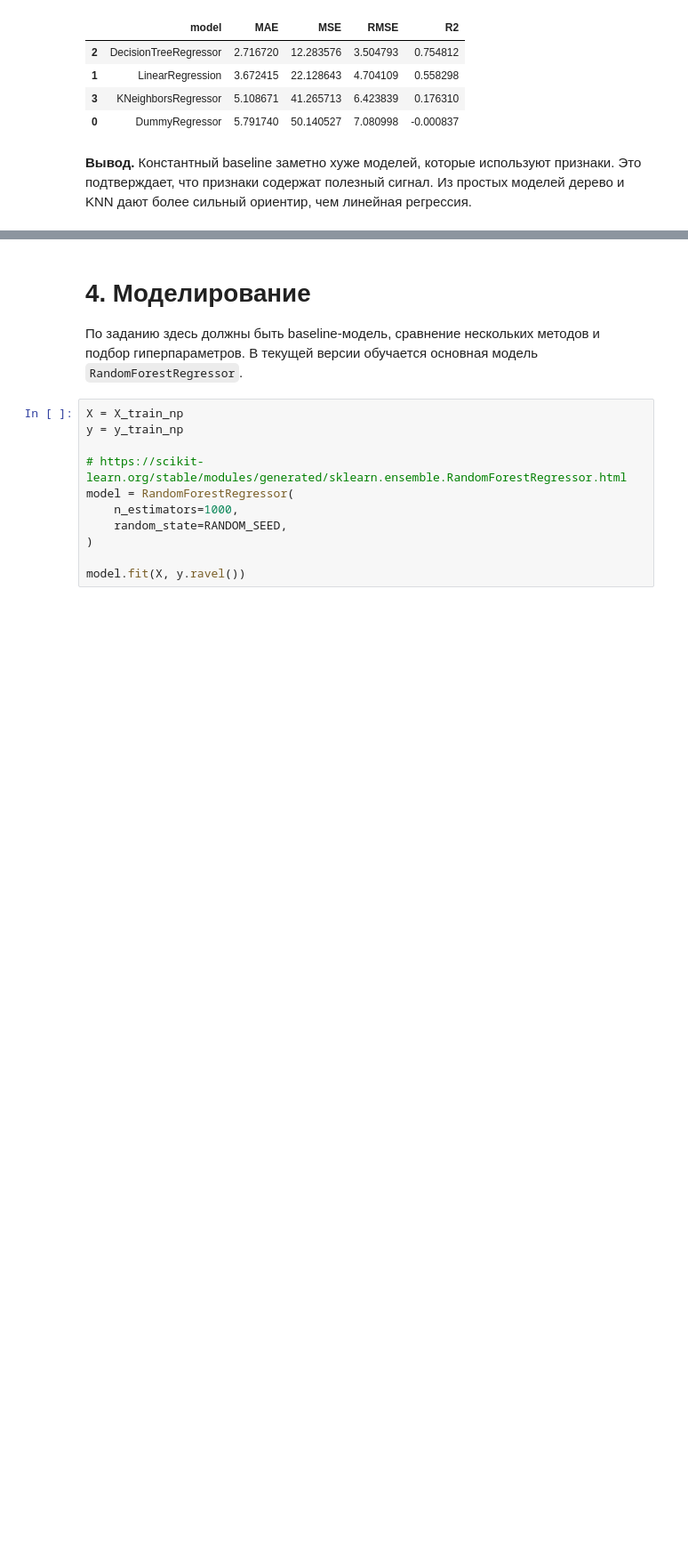
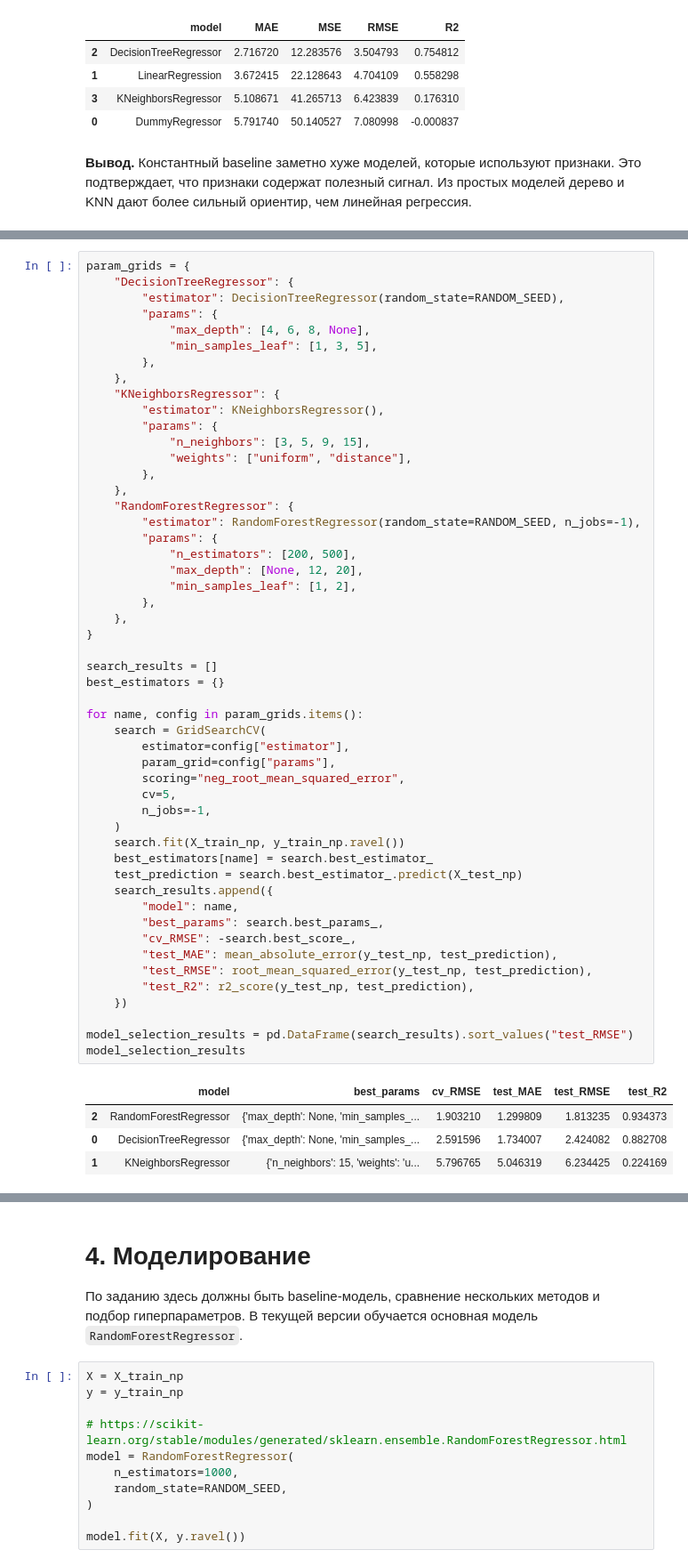
Before and after one commit to nepridumalnik/it-lms-course, a Jupyter notebook: final/task.ipynb, the cells around one changed output, grey strips where cells are left out. Shown at 89% size. Drawn from its saved outputs; the diff is of its cells as text; blank space fills up the shorter version.

Commit message:
feat: add model selection grid search

```diff
--- a/final/task.ipynb
+++ b/final/task.ipynb
@@ -245,0 +250,56 @@ baseline_results.sort_values("RMSE")
+# %%
+param_grids = {
+    "DecisionTreeRegressor": {
+        "estimator": DecisionTreeRegressor(random_state=RANDOM_SEED),
+        "params": {
+            "max_depth": [4, 6, 8, None],
+            "min_samples_leaf": [1, 3, 5],
+        },
+    },
+    "KNeighborsRegressor": {
+        "estimator": KNeighborsRegressor(),
+        "params": {
+            "n_neighbors": [3, 5, 9, 15],
+            "weights": ["uniform", "distance"],
+        },
+    },
+    "RandomForestRegressor": {
+        "estimator": RandomForestRegressor(random_state=RANDOM_SEED, n_jobs=-1),
+        "params": {
+            "n_estimators": [200, 500],
+            "max_depth": [None, 12, 20],
+            "min_samples_leaf": [1, 2],
+        },
+    },
+}
+
+search_results = []
+best_estimators = {}
+
+for name, config in param_grids.items():
+    search = GridSearchCV(
+        estimator=config["estimator"],
+        param_grid=config["params"],
+        scoring="neg_root_mean_squared_error",
+        cv=5,
+        n_jobs=-1,
+    )
+    search.fit(X_train_np, y_train_np.ravel())
+    best_estimators[name] = search.best_estimator_
+    test_prediction = search.best_estimator_.predict(X_test_np)
+    search_results.append({
+        "model": name,
+        "best_params": search.best_params_,
+        "cv_RMSE": -search.best_score_,
+        "test_MAE": mean_absolute_error(y_test_np, test_prediction),
+        "test_RMSE": root_mean_squared_error(y_test_np, test_prediction),
+        "test_R2": r2_score(y_test_np, test_prediction),
+    })
+
+model_selection_results = pd.DataFrame(search_results).sort_values("test_RMSE")
+model_selection_results
+# %% [output]
+|  | model | best_params | cv_RMSE | test_MAE | test_RMSE | test_R2 |
+| 2 | RandomForestRegressor | {'max_depth': None, 'min_samples_... | 1.903210 | 1.299809 | 1.813235 | 0.934373 |
+| 0 | DecisionTreeRegressor | {'max_depth': None, 'min_samples_... | 2.591596 | 1.734007 | 2.424082 | 0.882708 |
+| 1 | KNeighborsRegressor | {'n_neighbors': 15, 'weights': 'u... | 5.796765 | 5.046319 | 6.234425 | 0.224169 |
```
Also changed, not shown: parts of 4 cells of this notebook.
